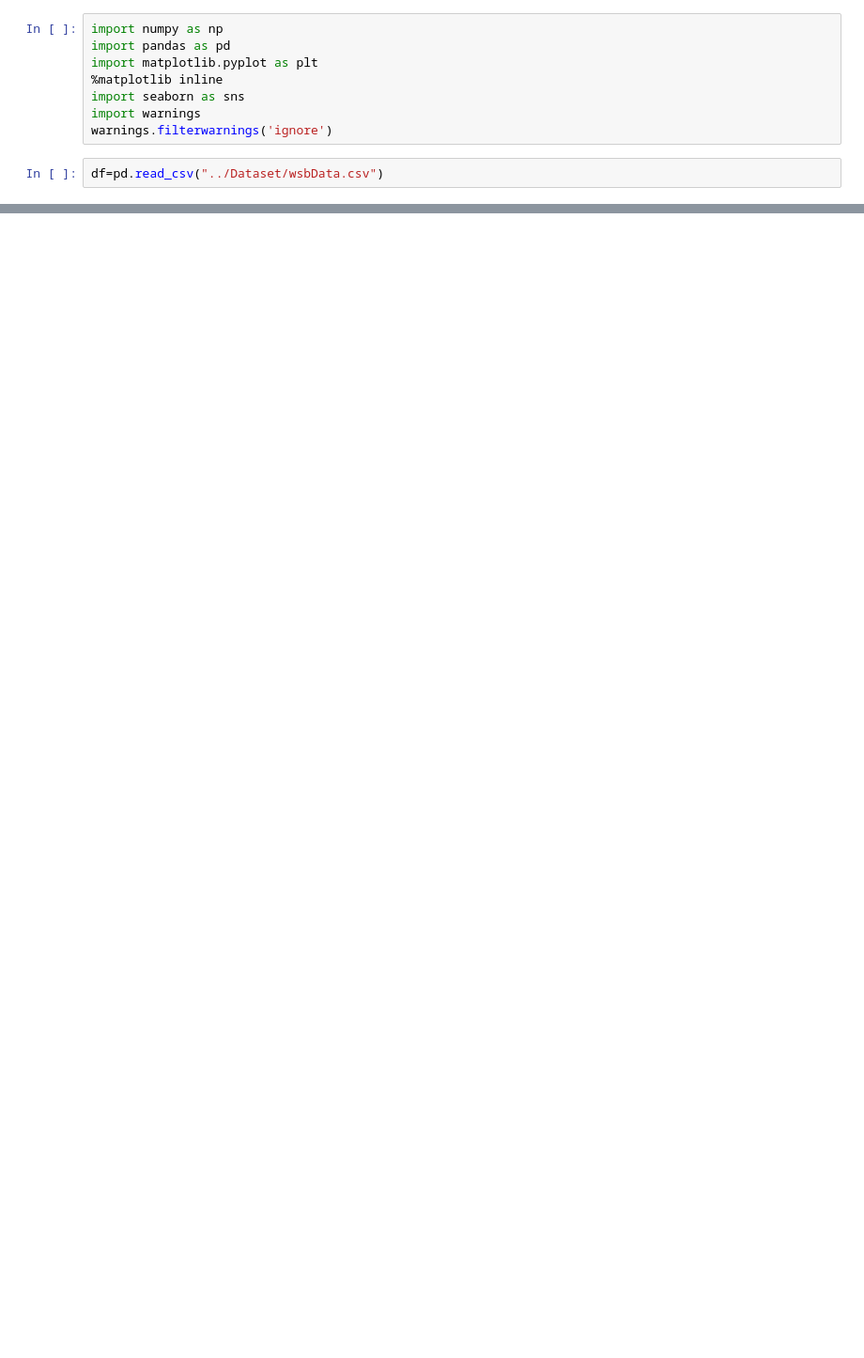
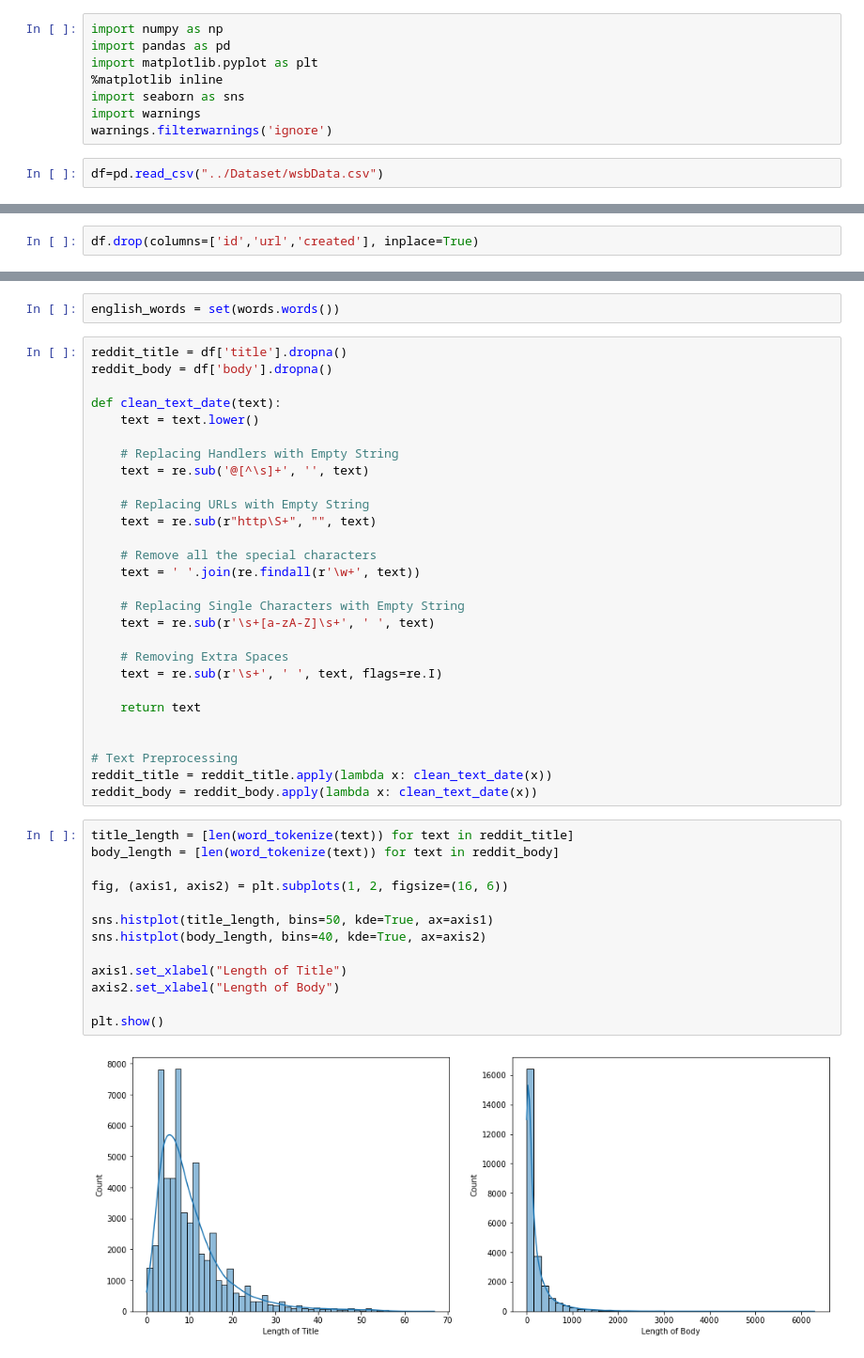
Before and after one commit to Srivari07/wallstreetbet, a Jupyter notebook: Notebook/preprocessing.ipynb, the cells around one changed output, grey strips where cells are left out. Shown at 94% size. Drawn from its saved outputs; the diff is of its cells as text; blank space fills up the shorter version.

Commit message:
preprocessing still going

```diff
--- a/Notebook/preprocessing.ipynb
+++ b/Notebook/preprocessing.ipynb
@@ -17,3 +17,5 @@ df.head()
 | 2 | Exit the system | 0 | l6uhhn | https://www.reddit.com/r/wallstre... | 47 | 1.611862e+09 | The CEO of NASDAQ pushed to halt ... | 2021-01-28 21:30:35 |
 | 3 | NEW SEC FILING FOR GME! CAN SOMEO... | 29 | l6ugk6 | https://sec.report/Document/00011... | 74 | 1.611862e+09 | NaN | 2021-01-28 21:28:57 |
 | 4 | Not to distract from GME, just th... | 71 | l6ufgy | https://i.redd.it/4h2sukb662e61.jpg | 156 | 1.611862e+09 | NaN | 2021-01-28 21:26:56 |
+# %%
+df.drop(columns=['id','url','created'], inplace=True)
@@ -19,0 +62,45 @@ df.head()
+# %%
+english_words = set(words.words())
+# %%
+reddit_title = df['title'].dropna()
+reddit_body = df['body'].dropna()
+
+def clean_text_date(text):
+    text = text.lower()
+
+    # Replacing Handlers with Empty String
+    text = re.sub('@[^\s]+', '', text)
+
+    # Replacing URLs with Empty String
+    text = re.sub(r"http\S+", "", text)
+
+    # Remove all the special characters
+    text = ' '.join(re.findall(r'\w+', text))
+
+    # Replacing Single Characters with Empty String
+    text = re.sub(r'\s+[a-zA-Z]\s+', ' ', text)
+
+    # Removing Extra Spaces
+    text = re.sub(r'\s+', ' ', text, flags=re.I)
+
+    return text
+
+
+# Text Preprocessing
+reddit_title = reddit_title.apply(lambda x: clean_text_date(x))
+reddit_body = reddit_body.apply(lambda x: clean_text_date(x))
+# %%
+title_length = [len(word_tokenize(text)) for text in reddit_title]
+body_length = [len(word_tokenize(text)) for text in reddit_body]
+
+fig, (axis1, axis2) = plt.subplots(1, 2, figsize=(16, 6))
+
+sns.histplot(title_length, bins=50, kde=True, ax=axis1)
+sns.histplot(body_length, bins=40, kde=True, ax=axis2)
+
+axis1.set_xlabel("Length of Title")
+axis2.set_xlabel("Length of Body")
+
+plt.show()
+# %% [output]
+[figure, added]
```
Also changed, not shown: parts of 8 cells of this notebook.
